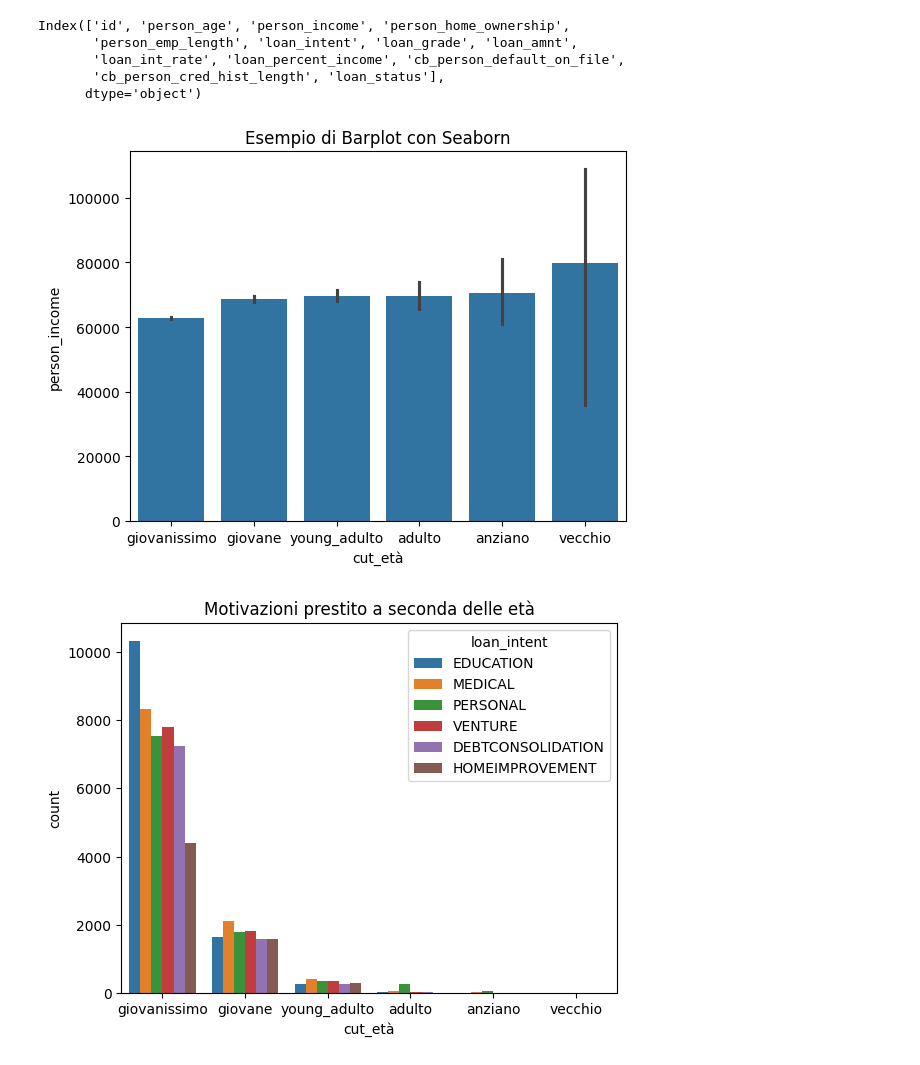
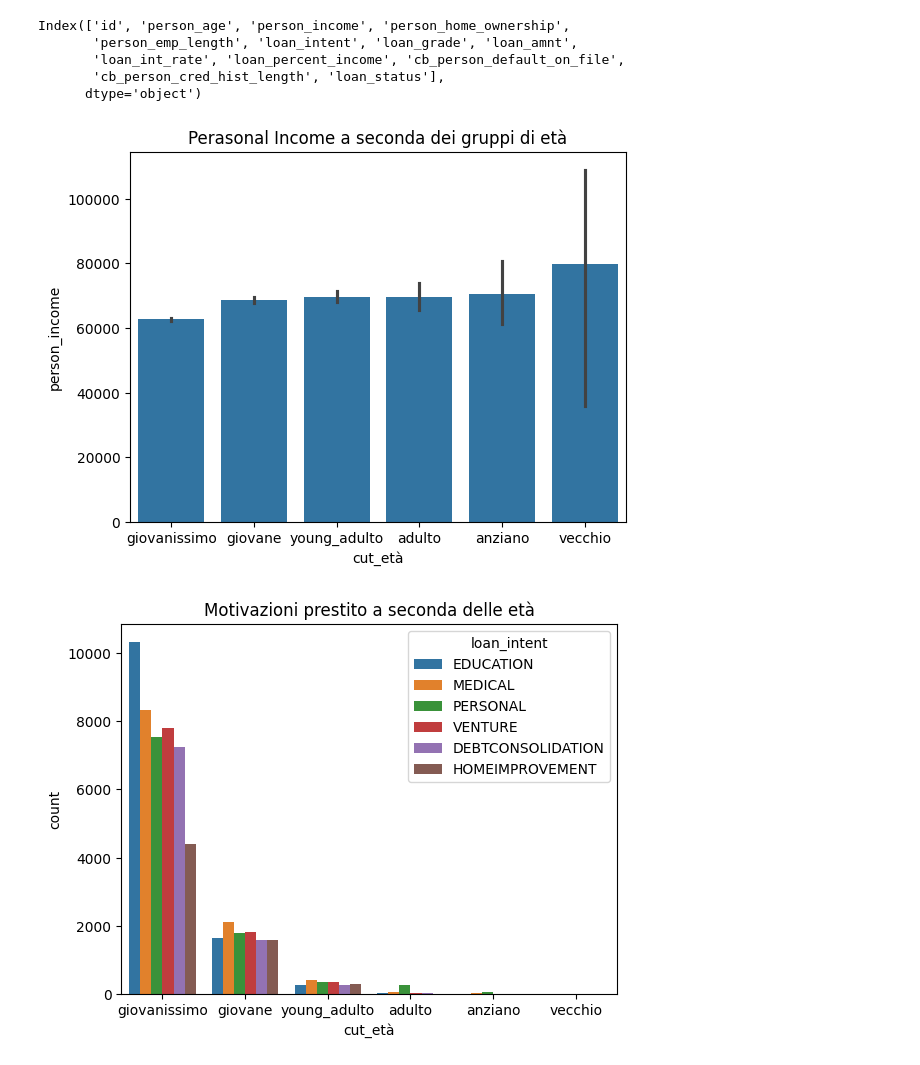
Before and after one commit to AlessioGFerraioli/EsGruppoLoanData, a Jupyter notebook: analisi_dati_stefano.ipynb, the cells around one changed output. Cells and saved outputs as stored; diff of their text form; code cells hidden in the pictures.

```diff
--- a/analisi_dati_stefano.ipynb
+++ b/analisi_dati_stefano.ipynb
@@ -308,10 +308,10 @@ Index(['id', 'person_age', 'person_income', 'person_home_ownership',
 df['cut_età'] = pd.cut(df['person_age'], bins=[20, 30, 40, 50, 60, 80, 125], labels=['giovanissimo', 'giovane', 'young_adulto', 'adulto','anziano','vecchio'])
 # %%
 sns.barplot(data=df, x='cut_età', y='person_income')
-plt.title('Esempio di Barplot con Seaborn')
+plt.title('Perasonal Income a seconda dei gruppi di età')
 plt.show()
 # %% [output]
-[figure, old version]
+[figure, new version]
 # %%
 sns.countplot(data=df, x='cut_età', hue='loan_intent')
 plt.title('Motivazioni prestito a seconda delle età')
```
